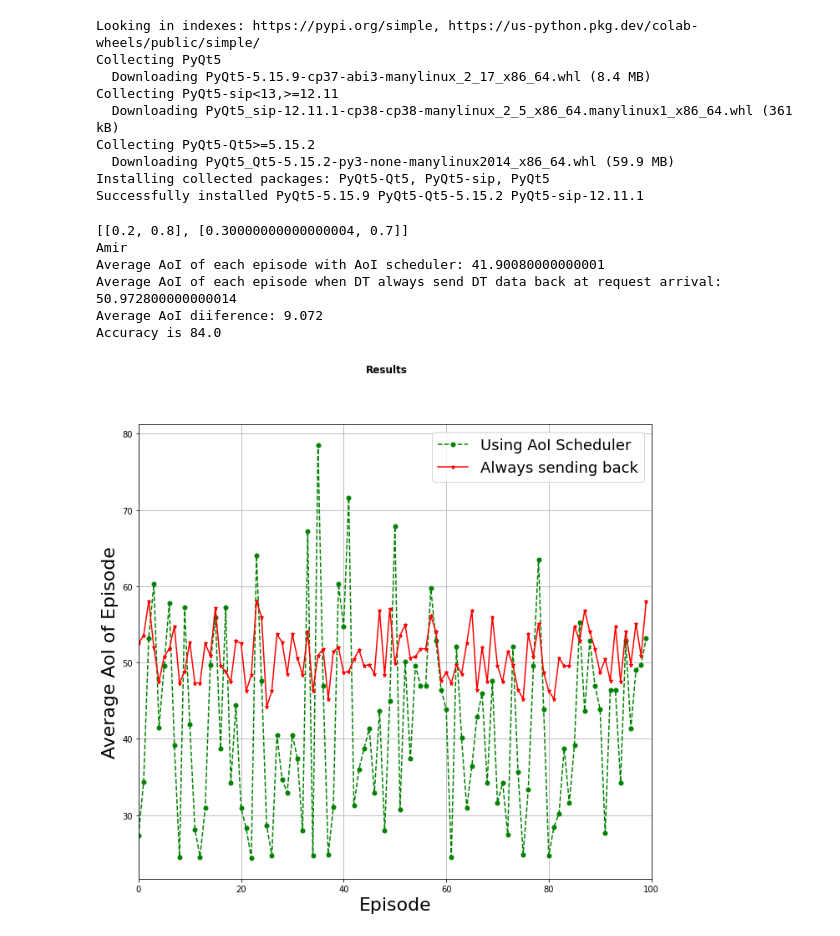
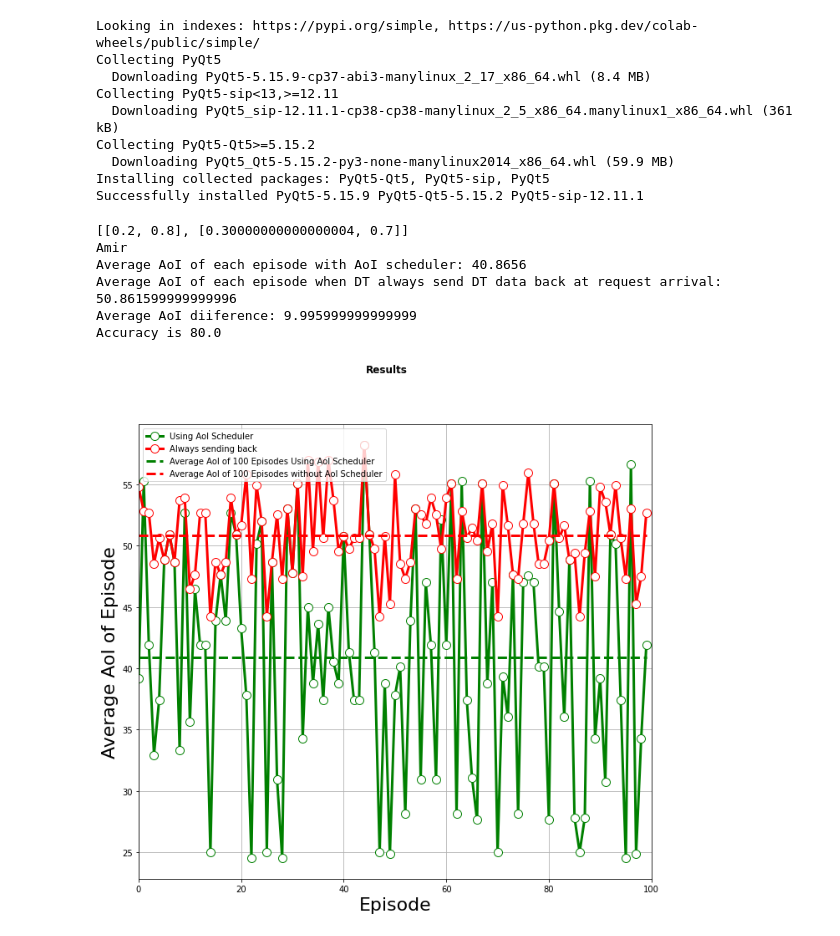
Before and after one commit to amirhoseinaghaei/Research_Simulation, a Jupyter notebook: Research_Simulation.ipynb, the cells around one changed output. Saved outputs shown, nothing was run; the diff lists cells and outputs as text; code cells hidden in the pictures.

```diff
--- a/Research_Simulation.ipynb
+++ b/Research_Simulation.ipynb
@@ -277,8 +277,8 @@ rudder_lstm_a0 = LSTM(state_input_size=5, n_actions= 2, buffer=Lesson_buffer_a0,
 rudder_lstm_a1 = LSTM(state_input_size=5, n_actions= 2, buffer=Lesson_buffer_a1, n_units=n_lstm,
                         lstm_lr=lstm_lr, l2_regularization=l2_regularization, return_scaling=10,
                         lstm_batch_size=8, continuous_pred_factor=0.5)
-rudder_lstm_a0.load_state_dict(torch.load('rudder_lstm_70_125_wait.pt'))
-rudder_lstm_a1.load_state_dict(torch.load('rudder_lstm_70_125_send.pt'))
+rudder_lstm_a0.load_state_dict(torch.load('rudder_lstm_70_125_wait_0.2.pt'))
+rudder_lstm_a1.load_state_dict(torch.load('rudder_lstm_70_125_send_0.2.pt'))
 
 environment = Environment(100,25)
 environment.CreateStates()
@@ -389,7 +389,8 @@ class DeepQNetwork(nn.Module):
 
         self.optimizer = optim.Adam(self.parameters(), lr=lr)
         self.loss = nn.MSELoss()
-        self.device = T.device('cuda:0' if T.cuda.is_available() else 'cpu')
+        # if T.cuda.is_available() else 'cpu'
+        self.device = T.device('cuda')
         self.to(self.device)
 
     def forward(self, state):
@@ -683,7 +667,8 @@ class DuelingDeepQNetwork(nn.Module):
 
         self.optimizer = optim.Adam(self.parameters(), lr=lr)
         self.loss = nn.MSELoss()
-        self.device = T.device('cuda:0' if T.cuda.is_available() else 'cpu')
+        # if T.cuda.is_available() else 'cpu'
+        self.device = T.device('cuda:0' )
         self.to(self.device)
 
     def forward(self, state):
@@ -1066,7 +1053,7 @@ Successfully installed PyQt5-5.15.9 PyQt5-Qt5-5.15.2 PyQt5-sip-12.11.1
 import json
 
 # Opening JSON file
-with open('Optimal_Policy_DictDeepQN.json') as json_file:
+with open('Optimal_Policy_DictDDDeepQN_0.2_70_125.json') as json_file:
     Optimal_Policy_Dict = json.load(json_file)
 # %%
 import json
@@ -1141,6 +1128,7 @@ for i in range(NUM_EPISODE):
     while not done:
         if UseOptimalPolicy:
           action  = 0 if Optimal_Policy_Dict[name] == 'wait' else 1
+          # print(Optimal_Policy_Dict[name])
         # else:
         #   action = 1
         if environment.state.Ra == 0 and environment.state.U == 0:
@@ -1173,42 +1161,49 @@ for i in range(NUM_EPISODE):
 
 fig, ax = plt.subplots(figsize=(11,10))
 
-ax.plot(Total_Reward_List, label ='Using AoI Scheduler', color = "g" , marker='o', markersize = 5, linestyle = "dashed")
-ax.plot(Total_Reward_List_Without_Optimal_Policy, label ='Always sending back' , color = "r", marker='*', markersize = 5,  linestyle = "solid")
+
+AVerageAoIUsingScheduler = [sum(Total_Reward_List)/NUM_EPISODE for i in range(NUM_EPISODE)]
+AVerageAoIWithoutScheduler = [sum(Total_Reward_List_Without_Optimal_Policy)/NUM_EPISODE for i in range(NUM_EPISODE)]
+
+ax.plot(Total_Reward_List, label ='Using AoI Scheduler', color = "g" ,mec = 'g', mfc = 'w', marker='.', markersize = 20, linestyle = "solid", linewidth = 3)
+ax.plot(Total_Reward_List_Without_Optimal_Policy, label ='Always sending back' , mec = 'r', mfc = 'w', color = "r", marker='.', markersize = 20,  linestyle = "solid", linewidth = 3)
+ax.plot(AVerageAoIUsingScheduler, label ='Average AoI of 100 Episodes Using AoI Scheduler', color = "g" , markersize = 5, linestyle = "dashed", linewidth = 3)
+ax.plot(AVerageAoIWithoutScheduler, label ='Average AoI of 100 Episodes without AoI Scheduler' , color = "r", markersize = 5,  linestyle = "dashed", linewidth = 3)
+
 
 AoI_Difference_List = [Total_Reward_List_Without_Optimal_Policy[i] - Total_Reward_List[i] for i in range(len(Total_Reward_List_Without_Optimal_Policy)) ]
 # ax.plot(AoI_Difference_List, label ='Average AoI Difference', color = "b", marker='+')
 
-ax.legend(fontsize = 18)
+ax.legend(fontsize = 10, loc='upper left')
 ax.grid()
 # ax.xtick_params(0,100,20)
 ax.set_xlabel("Episode", fontsize = 22.0)
 
 ax.set_ylabel("Average AoI of Episode", fontsize = 22.0)
 ax.set_xlim(xmin=0, xmax=100)
 fig.suptitle("Results", fontweight ="bold")
 
-fig.savefig('SimulationResult_DQN_70_125_0.2_0.8.pdf')
+fig.savefig('SimulationResult_DDDQN_70_125_0.2_0.8.pdf')
 
 # fig = plt.figure()
 
 # plt.plot(Total_Reward_List,'g', Total_Reward_List_Without_Optimal_Policy, 'r')
 
 print(f"Average AoI of each episode with AoI scheduler: {sum(Total_Reward_List)/NUM_EPISODE}")
 print(f"Average AoI of each episode when DT always send DT data back at request arrival: {sum(Total_Reward_List_Without_Optimal_Policy)/NUM_EPISODE}")
 print(f"Average AoI diiference: {sum(AoI_Difference_List)/NUM_EPISODE}")
 
 number_of_optimal_actions = 0
 for i in AoI_Difference_List:
-  if i > 0:
+  if i > 0 or i < 0:
       number_of_optimal_actions += 1
 print(f"Accuracy is {(number_of_optimal_actions/len(AoI_Difference_List))*100}")
 # plt.show()
 # %% [output]
 [[0.2, 0.8], [0.30000000000000004, 0.7]]
 Amir
-Average AoI of each episode with AoI scheduler: 41.90080000000001
-Average AoI of each episode when DT always send DT data back at request arrival: 50.972800000000014
-Average AoI diiference: 9.072
-Accuracy is 84.0
+Average AoI of each episode with AoI scheduler: 40.8656
+Average AoI of each episode when DT always send DT data back at request arrival: 50.861599999999996
+Average AoI diiference: 9.995999999999999
+Accuracy is 80.0
-[figure, old version]
+[figure, new version]
```
Also changed, not shown: parts of 7 cells of this notebook.
